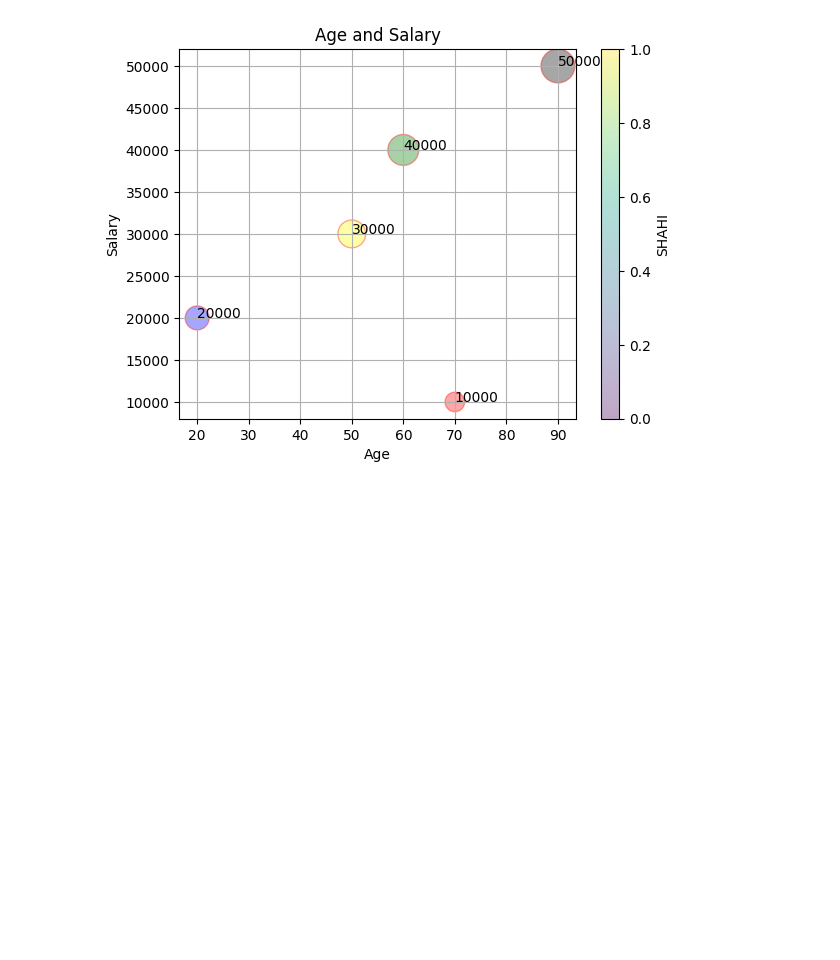
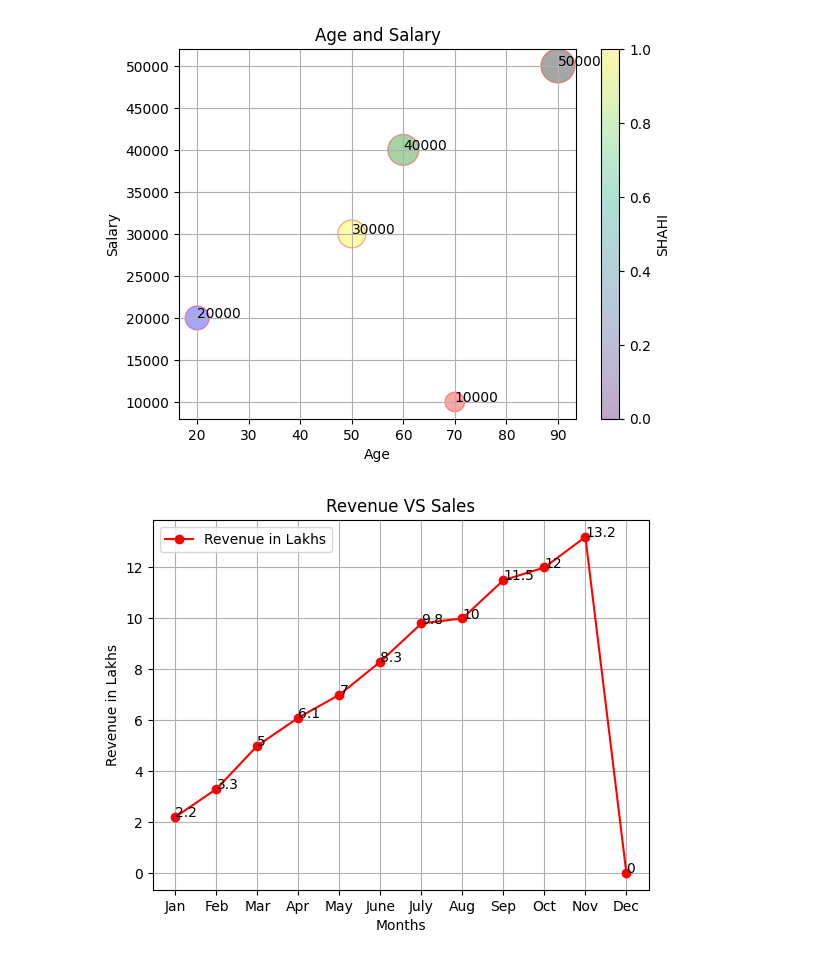
Before and after one commit to Ujjawal19Shahi/AI-in-Data-Science, a Jupyter notebook: MODULE_3.ipynb, the cells around one changed output. Drawn from its saved outputs; the diff is of its cells as text; code cells hidden in the pictures; blank space fills up the shorter version.

```diff
--- a/MODULE_3.ipynb
+++ b/MODULE_3.ipynb
@@ -157,3 +157,22 @@ plt.grid(True)
 plt.show()
 # %% [output]
 [figure]
+# %%
+import matplotlib.pyplot as plt
+sale={
+    "Months":["Jan","Feb","Mar","Apr","May","June","July","Aug","Sep","Oct","Nov","Dec"],
+    "Sales_Unit":(11,22,33,44,55,66,77,88,99,110,121,132),
+    "Revenue_in_lakhs":(2.2,3.3,5,6.1,7,8.3,9.8,10,11.5,12,13.2,0) # Added a value to make length 12
+}
+plt.plot(sale["Months"], sale["Revenue_in_lakhs"], marker='o',color="r", label="Revenue in Lakhs")
+plt.xlabel("Months")
+plt.ylabel("Revenue in Lakhs")
+plt.title("Revenue VS Sales")
+plt.grid(True)
+plt.legend() # Corrected legend call
+for i in range(len(sale["Months"])):
+    plt.text(sale["Months"][i], sale["Revenue_in_lakhs"][i], f"{sale['Revenue_in_lakhs'][i]}")
+
+plt.show()
+# %% [output]
+[figure, added]
```
Also changed, not shown: parts of 3 cells of this notebook.
